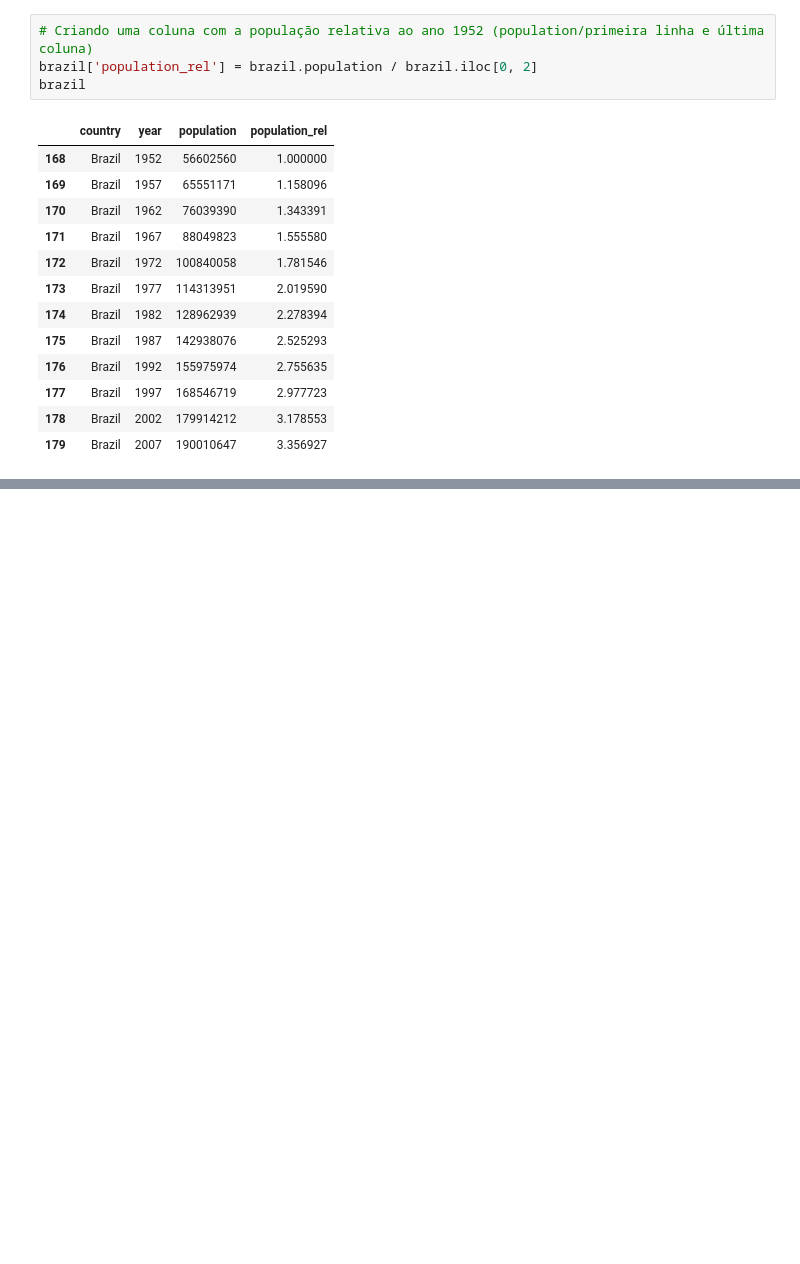
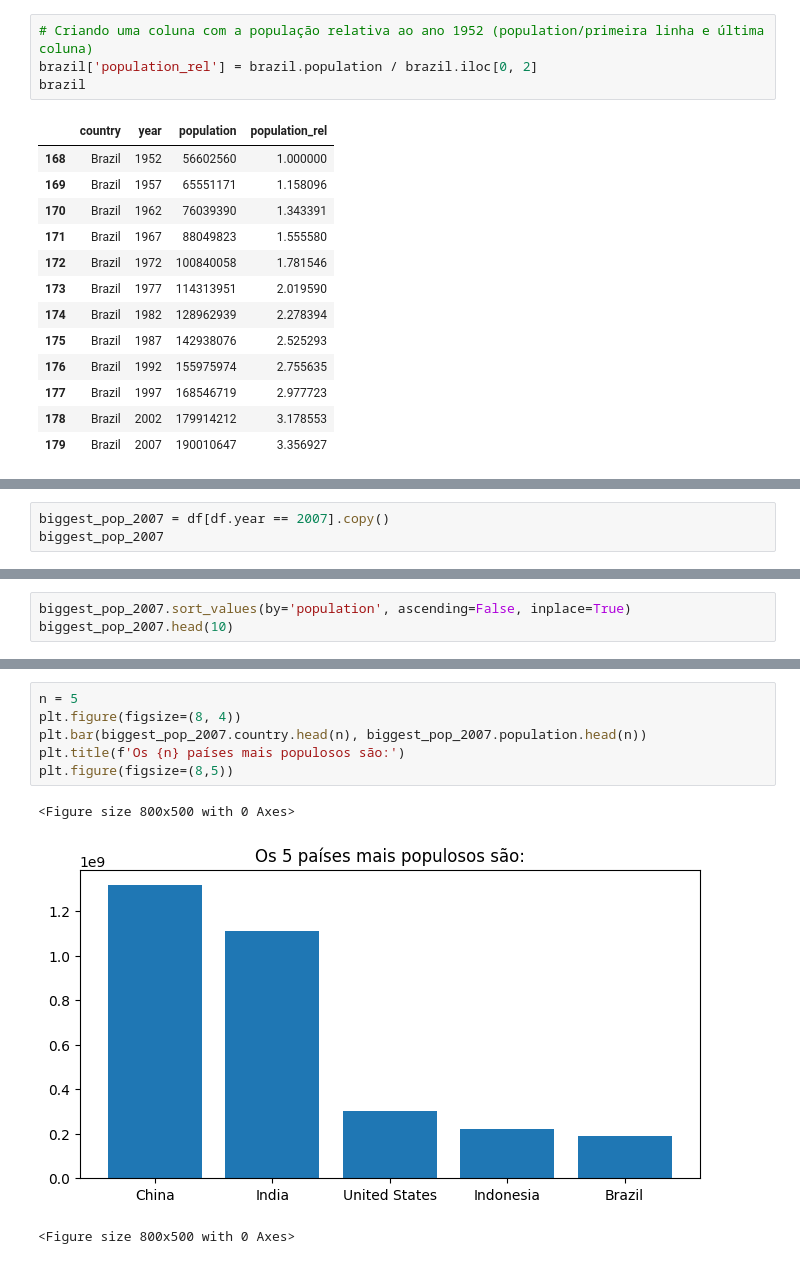
Before and after one commit to cvs2010/Data-Science-Projects, a Jupyter notebook: pandas_tutorial.ipynb, the cells around one changed output, grey strips where cells are left out. Saved outputs shown, nothing was run; the diff lists cells and outputs as text; blank space fills up the shorter version.

```diff
--- a/pandas_tutorial.ipynb
+++ b/pandas_tutorial.ipynb
@@ -181,0 +223,3 @@ brazil
+# %%
+biggest_pop_2007 = df[df.year == 2007].copy()
+biggest_pop_2007
@@ -181,0 +242,3 @@ brazil
+# %%
+biggest_pop_2007.sort_values(by='population', ascending=False, inplace=True)
+biggest_pop_2007.head(10)
@@ -181,0 +259,10 @@ brazil
+# %%
+n = 5
+plt.figure(figsize=(8, 4))
+plt.bar(biggest_pop_2007.country.head(n), biggest_pop_2007.population.head(n))
+plt.title(f'Os {n} países mais populosos são:')
+plt.figure(figsize=(8,5))
+# %% [output]
+<Figure size 800x500 with 0 Axes>
+[figure, added]
+<Figure size 800x500 with 0 Axes>
```
Also changed, not shown: parts of 15 cells of this notebook.
